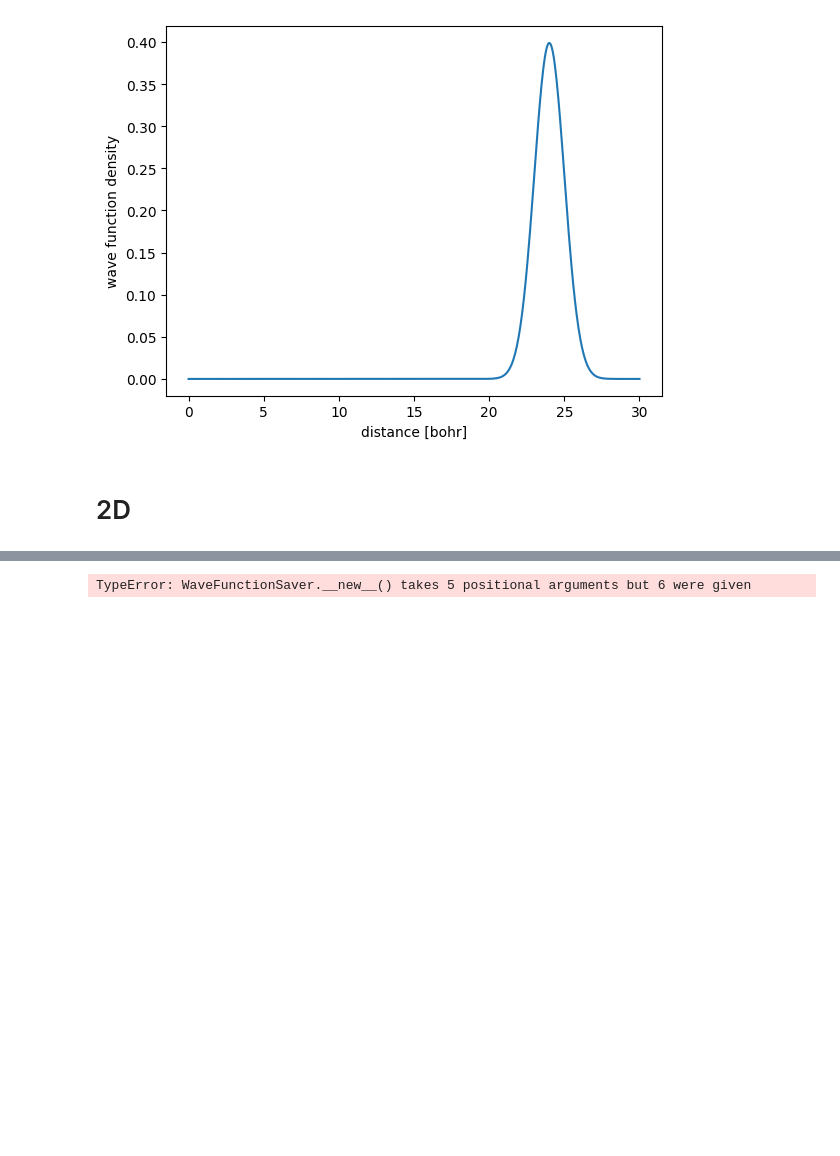
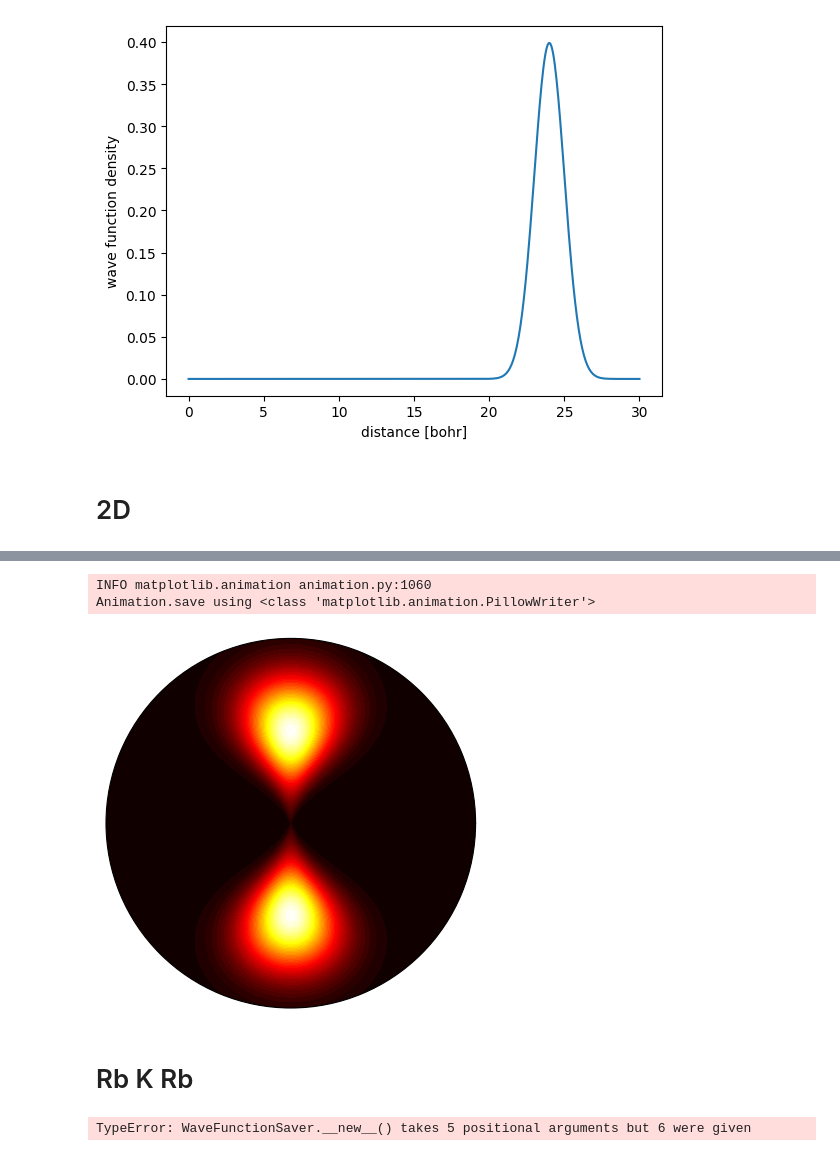
Before and after one commit to Wleter/split_op, a Jupyter notebook: tests.ipynb, the cells around one changed output, grey strips where cells are left out. Cells and saved outputs as stored; diff of their text form; code cells hidden in the pictures; blank space fills up the shorter version.

```diff
--- a/tests.ipynb
+++ b/tests.ipynb
@@ -174,16 +173,14 @@ import split_op as split
 import numpy as np
 
 mass = 6.0
-u = 1822
 energy = 3000
-kelvin = 3.1668105e-6
-momentum = np.sqrt(2 * mass * u * energy * kelvin)
+momentum = np.sqrt(2 * mass * U * energy * KELVIN)
 
 grid = split.Grid.linear_continuos("x", 0.0, 30.0, 512, 0)
 
 time_grid = split.TimeGrid(50.0, 1000)
 
-print(momentum / mass / u * 50 * 1000)
+print(momentum / mass / U * 50 * 1000)
 
 array = np.zeros(grid.nodes_no(), dtype=complex)
 points = grid.points()
@@ -214,7 +211,6 @@ propagation.set_time_grid(time_grid)
 propagation.set_wave_function(wave_function)
 propagation.set_operation_stack(operation_stack)
 
-
 propagation.propagate()
 propagation.save_savers()
 # %% [output]
@@ -231,3 +314,40 @@ Animation.save using <class 'matplotlib.animation.PillowWriter'>
+# %%
+def wave_into_polar(polar, values):
+    polar = np.concatenate(([0], polar))
+    values = np.concatenate((values[:, 0:1], values), axis=1)
+
+    polar = np.concatenate((polar, np.flip(-polar)))
+    values = np.concatenate((values, np.flip(values, axis=1)), axis=1)
+
+    return polar, values
+
+def wave_2d_animation(filename: str):
+    wave = np.load(f'data/{filename}_wave_2d.npy')
+    r = np.load(f'data/{filename}_wave_2d_x_grid.npy')
+    polar = np.load(f'data/{filename}_wave_2d_y_grid.npy')
+
+    polar, wave = wave_into_polar(polar, wave)
+
+    fig, ax = plt.subplots(subplot_kw=dict(projection='polar'))
+    def animate(i: int):
+        ax.clear()
+        ax.contourf(polar, r, wave[:, :, i], cmap='hot', levels=50)
+        ax.set_xticklabels([])
+        ax.set_yticklabels([])
+        ax.grid(False)
+
+        return []
+
+    return animation.FuncAnimation(fig, animate, interval=60, frames=wave.shape[2], blit=False)
+
+anim = wave_2d_animation("2d_harmonic")
+anim.save(f"plots/2d_harmonic_wave_2d_animation.gif", writer="pillow", fps=30)
+# %% [output]
+INFO matplotlib.animation animation.py:1060
+Animation.save using <class 'matplotlib.animation.PillowWriter'>
+[figure, added]
+# %% [markdown]
+# Rb K Rb
 # %%
 import split_op as split
 import numpy as np
```
Also changed, not shown: parts of 3 cells of this notebook, 3 other files.
